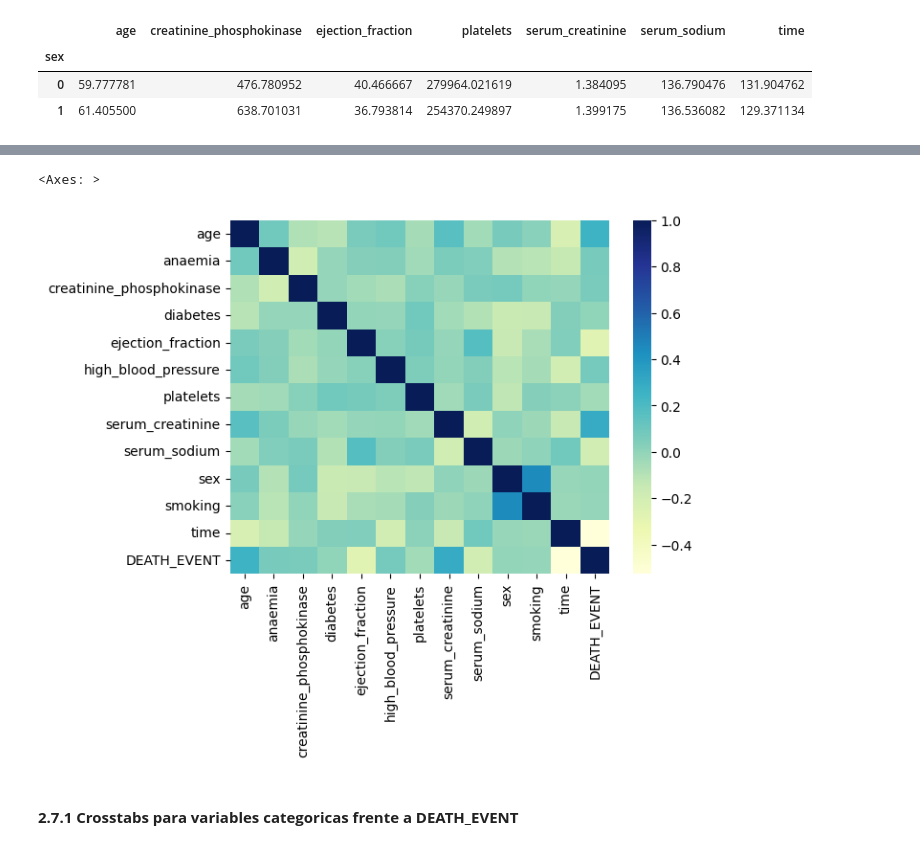
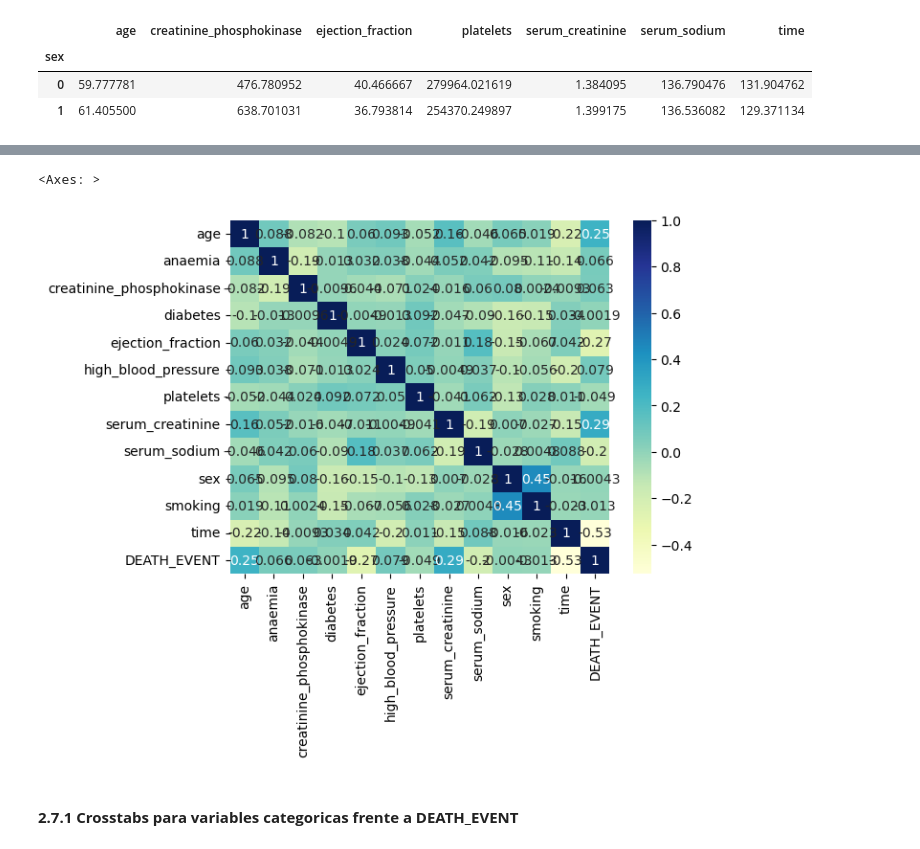
Before and after one commit to Robert-Gomez-AI/HeartFailure, a Jupyter notebook: Entrega Final Proyecto.ipynb, the cells around one changed output, grey strips where cells are left out. Saved outputs shown, nothing was run; the diff lists cells and outputs as text; code cells hidden in the pictures.

```diff
--- a/Entrega Final Proyecto.ipynb
+++ b/Entrega Final Proyecto.ipynb
@@ -164,7 +171,7 @@ Proporcione únicamente el código de Python necesario para descargar el conjunt
 #Lectura de los datos en Github
 #df=pd.read_csv('heart_failure_clinical_records_dataset.csv')
 #Lectura de los datos desde repositorio local
-df = pd.read_csv('heart_failure_clinical_records_dataset.csv')
+df = pd.read_csv('Data/heart_failure_clinical_records_dataset.csv')
 # %% [markdown]
 ## **2.3 Análisis Exploratorio de los Datos**
 ---
@@ -532,10 +557,10 @@ df[variables_cuantitativas].cov()
 | time | -206.861351 | -7.038036e+02 | 38.330464 | 7.981107e+04 | -11.988935 | 30.014152 | 6023.965276 |
 # %%
 sns.heatmap(df.corr(),
-            cmap='YlGnBu')
+            cmap='YlGnBu',annot=True)
 # %% [output]
 <Axes: >
-[figure, old version]
+[figure, new version]
 # %% [markdown]
 #### **2.7.1 Crosstabs para variables categoricas frente a DEATH_EVENT**
 # %%
```
Also changed, not shown: parts of 39 cells of this notebook.
